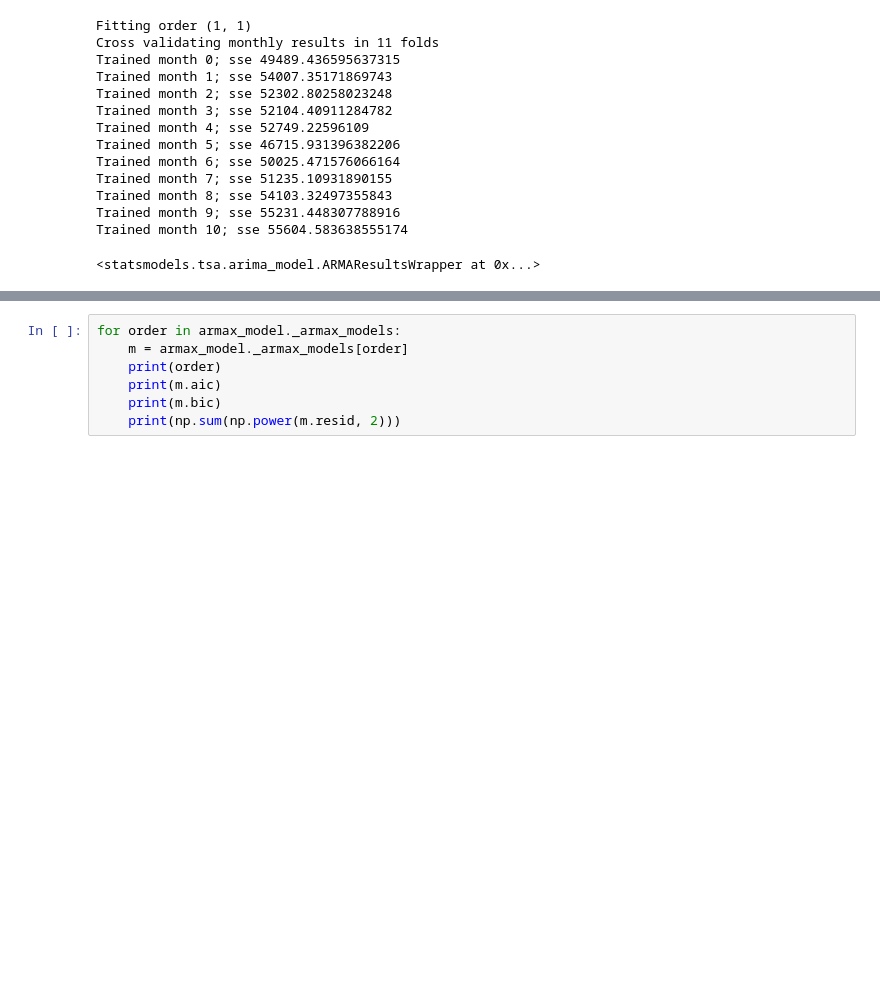
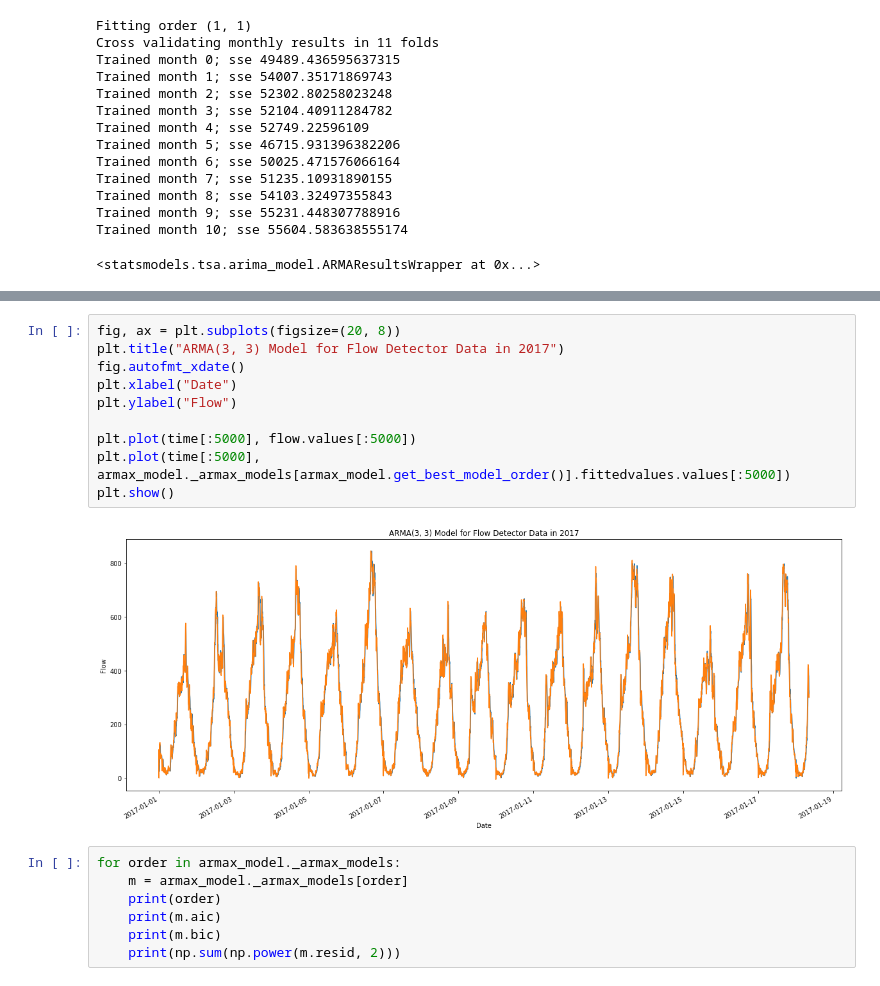
Before and after one commit to victorchan314/arterial_traffic_flow_predictor, a Jupyter notebook: armax.ipynb, the cells around one changed output, grey strips where cells are left out. Cells and saved outputs as stored; diff of their text form; blank space fills up the shorter version.

```diff
--- a/armax.ipynb
+++ b/armax.ipynb
@@ -96,3 +124,15 @@ armax_model.fit(method="css", cross_validate=True, verbose=True)
+# %%
+fig, ax = plt.subplots(figsize=(20, 8))
+plt.title("ARMA(3, 3) Model for Flow Detector Data in 2017")
+fig.autofmt_xdate()
+plt.xlabel("Date")
+plt.ylabel("Flow")
+
+plt.plot(time[:5000], flow.values[:5000])
+plt.plot(time[:5000], armax_model._armax_models[armax_model.get_best_model_order()].fittedvalues.values[:5000])
+plt.show()
+# %% [output]
+[figure, added]
 # %%
 for order in armax_model._armax_models:
     m = armax_model._armax_models[order]
```
Also changed, not shown: parts of 12 cells of this notebook.
